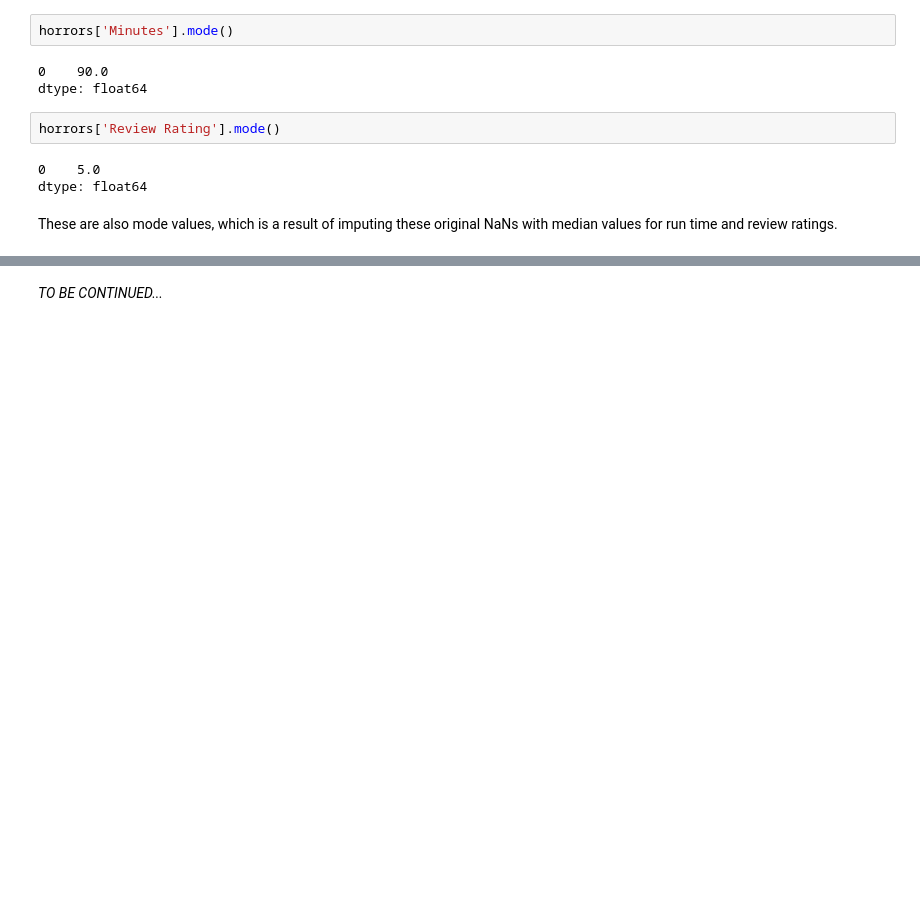
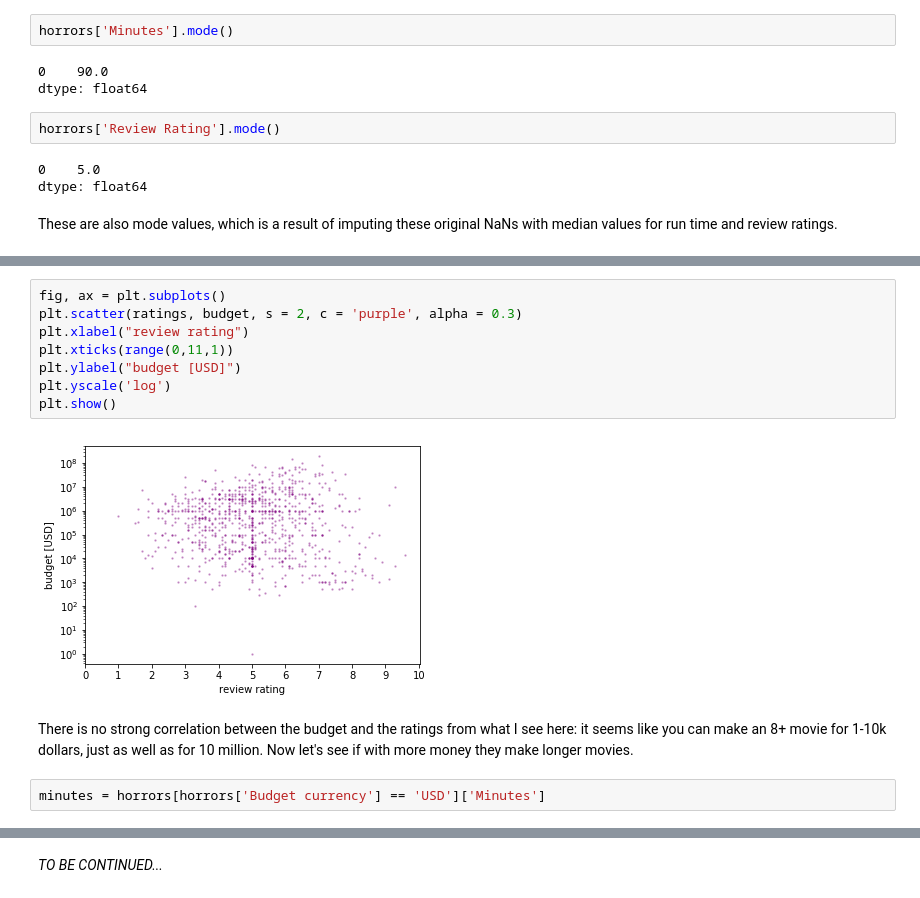
Before and after one commit to nebelgrau77/pandas-wrangling, a Jupyter notebook: horrors_IMDB.ipynb, the cells around one changed output, grey strips where cells are left out. Saved outputs shown, nothing was run; the diff lists cells and outputs as text; blank space fills up the shorter version.

```diff
--- a/horrors_IMDB.ipynb
+++ b/horrors_IMDB.ipynb
@@ -816,0 +942,15 @@ These are also mode values, which is a result of imputing these original NaNs wi
+# %%
+fig, ax = plt.subplots()
+plt.scatter(ratings, budget, s = 2, c = 'purple', alpha = 0.3)
+plt.xlabel("review rating")
+plt.xticks(range(0,11,1))
+plt.ylabel("budget [USD]")
+plt.yscale('log')
+plt.show()
+# %% [output]
+[figure, added]
+# %% [markdown]
+
+There is no strong correlation between the budget and the ratings from what I see here: it seems like you can make an 8+ movie for 1-10k dollars, just as well as for 10 million. Now let's see if with more money they make longer movies.
+# %%
+minutes = horrors[horrors['Budget currency'] == 'USD']['Minutes']
```
Also changed, not shown: parts of 50 cells of this notebook.
